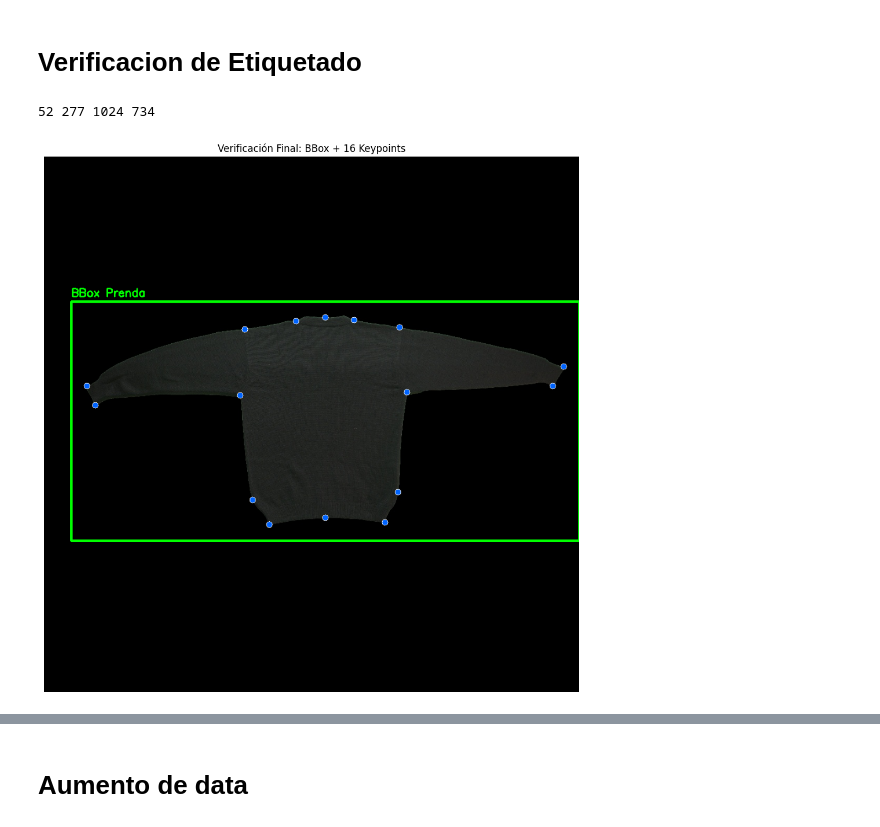
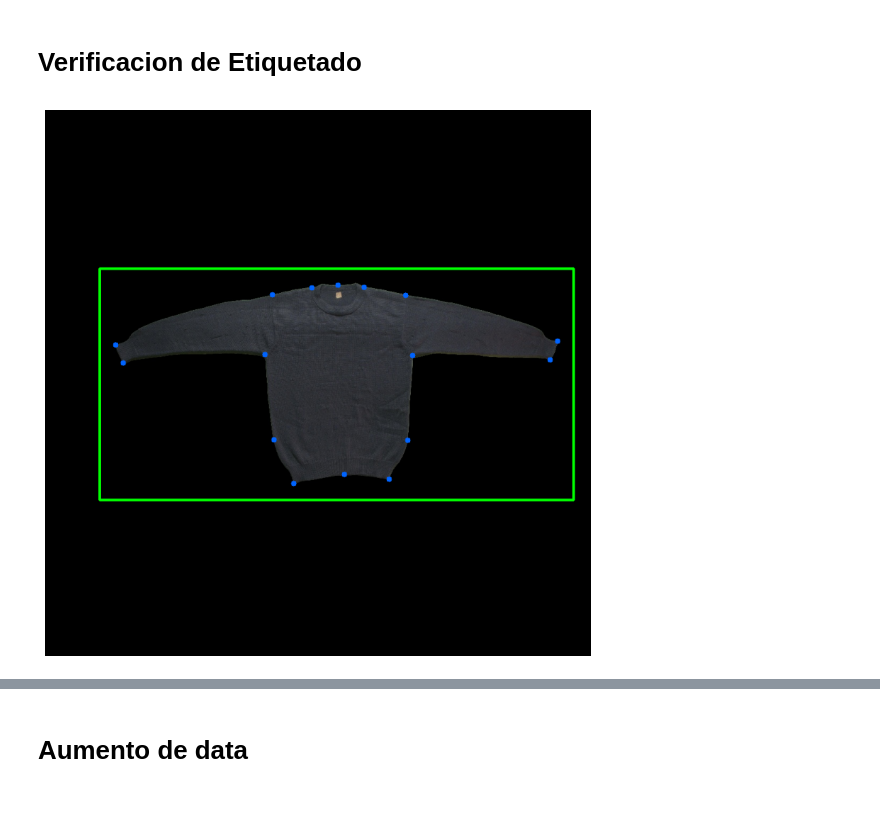
Before and after one commit to jarl24-dev/clothes-failures-detection, a Jupyter notebook: ClothesDetectionVs04.ipynb, the cells around one changed output, grey strips where cells are left out. Drawn from its saved outputs; the diff is of its cells as text; code cells hidden in the pictures.

```diff
--- a/ClothesDetectionVs04.ipynb
+++ b/ClothesDetectionVs04.ipynb
@@ -231,56 +261,61 @@ Etiquetas con BBox dinámico generadas con éxito en valid_1024/labels.
 # %% [markdown]
 # Verificacion de Etiquetado
 # %%
+import os
+import cv2
 import matplotlib.pyplot as plt
-import cv2
 
-imagen = 'tmp79u96h3m_jpg.rf.5f62ae44dc577b02d02071112f33a898'
+# 1. Configuración de rutas (Asegúrate de que coincidan con tus carpetas reales)
+BASE_PATH = r'C:\Users\USER\Desktop\clothes-failures-detection'
+TARGET_SIZE = 1024
+imagen = 'tmp22r0yzb5_jpg.rf.a9db78d861a4ddf0b23d5fd1680f19b9'
 
-def verify_alignment_with_bbox(img_path, label_path):
+# Ajusta estas carpetas según lo que veas en tu escritorio
+# Si BiRefNet las guardó directamente en 'valid_1024', usa esa
+img_path = os.path.join(BASE_PATH, f"valid_{TARGET_SIZE}", "images", f"{imagen}.jpg")
+label_path = os.path.join(BASE_PATH, f"valid_{TARGET_SIZE}", "labels", f"{imagen}.txt")
+
+def verify_alignment_with_bbox(img_p, lbl_p):
+    # VERIFICACIÓN DE EXISTENCIA
+    if not os.path.exists(img_p):
+        print(f"❌ ERROR: No se encuentra la IMAGEN en: {img_p}")
+        return
+    if not os.path.exists(lbl_p):
+        print(f"❌ ERROR: No se encuentra el LABEL en: {lbl_p}")
+        return
+
     # Leer imagen
-    img = cv2.imread(img_path)
+    img = cv2.imread(img_p)
     img = cv2.cvtColor(img, cv2.COLOR_BGR2RGB)
     h_img, w_img, _ = img.shape
 
-    with open(label_path, 'r') as f:
+    with open(lbl_p, 'r') as f:
         line = f.readline().split()
-        if not line: return
+        if not line:
+            print("El archivo de etiqueta está vacío")
+            return
 
-        # 1. Extraer y dibujar Bounding Box (Índices 1 a 4)
-        # YOLO: x_center, y_center, width, height (normalizados)
+        # Dibujar BBox
         xc, yc, w, h = float(line[1]), float(line[2]), float(line[3]), float(line[4])
-
-        # Convertir a coordenadas de esquina (píxeles)
         x1 = int((xc - w/2) * w_img)
         y1 = int((yc - h/2) * h_img)
         x2 = int((xc + w/2) * w_img)
         y2 = int((yc + h/2) * h_img)
 
-        print(x1,y1,x2,y2)
-        # Dibujar rectángulo verde para el BBox
         cv2.rectangle(img, (x1, y1), (x2, y2), (0, 255, 0), 3)
-        cv2.putText(img, "BBox Prenda", (x1, y1-10), cv2.FONT_HERSHEY_SIMPLEX, 0.7, (0, 255, 0), 2)
 
-        # 2. Extraer y dibujar Keypoints (Índice 5 en adelante)
+        # Dibujar Keypoints
         for i in range(5, len(line), 3):
             px = float(line[i]) * w_img
             py = float(line[i+1]) * h_img
-            # Dibujar puntos azules
             cv2.circle(img, (int(px), int(py)), 5, (0, 100, 255), -1)
-            # Dibujar un pequeño borde blanco para que resalten
-            cv2.circle(img, (int(px), int(py)), 6, (255, 255, 255), 1)
 
-    plt.figure(figsize=(12, 12))
+    plt.figure(figsize=(10, 10))
     plt.imshow(img)
     plt.axis('off')
-    plt.title("Verificación Final: BBox + 16 Keypoints")
     plt.show()
 
-# Ejecutar verificación
-verify_alignment_with_bbox(
-    f"valid_{TARGET_SIZE}/images/{imagen}.jpg",
-    f"valid_{TARGET_SIZE}/labels/{imagen}.txt"
-)
+# Ejecutar
+verify_alignment_with_bbox(img_path, label_path)
 # %% [output]
-52 277 1024 734
-[figure, old version]
+[figure, new version]
```
Also changed, not shown: parts of 16 cells of this notebook, 13 other files.
